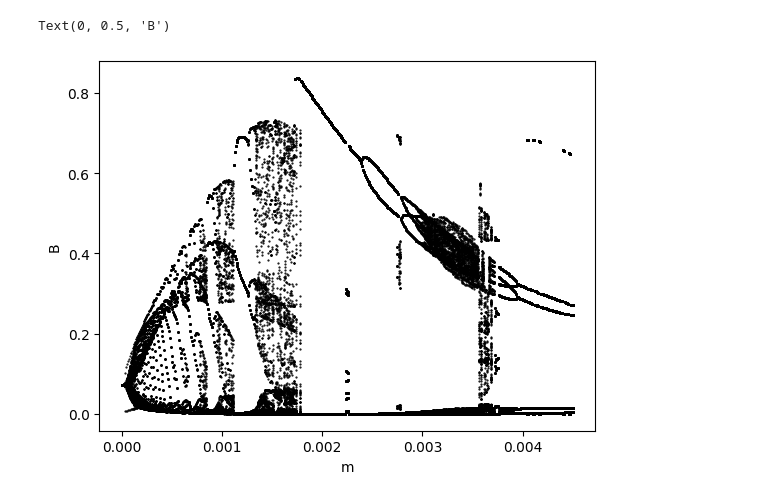
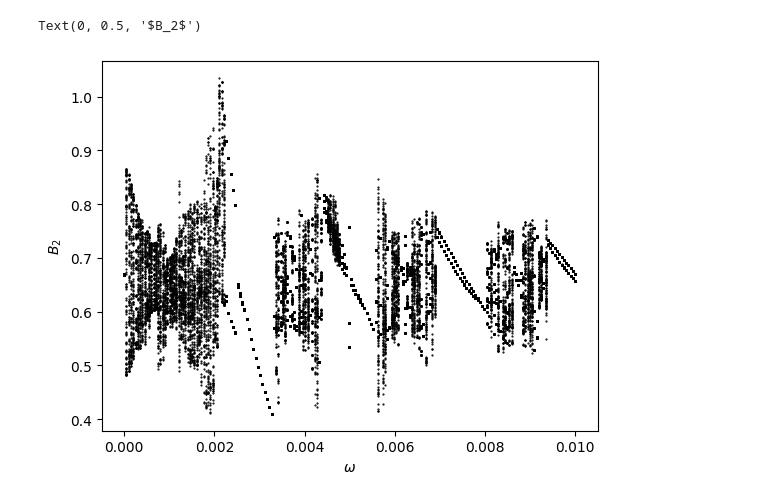
Before and after one commit to FredRobs/Bacteria-and-Viruses, a Jupyter notebook: ContinuationPython.ipynb, the cells around one changed output. Cells and saved outputs as stored; diff of their text form; code cells hidden in the pictures.

```diff
--- a/ContinuationPython.ipynb
+++ b/ContinuationPython.ipynb
@@ -39,24 +24,24 @@ BTurning = []
 # %%
 
 #Initial state of system
-initialState=[0.1,0,1,12]
+initialState=[0.1,0,1,12,0.1,0,1,12]
 
-#ODE model for chemostat
 def odeModel(t,y):
-    B,I,P,S=y
+    F=sigma_1*(1-(m/2)*(1+np.sin(modFrequency*t)))
+
+    B,I,P,S,B2,I2,P2,S2=y
     B_dot=v*B*(S/(S+K)) - B*(rho+a*w*P)
     I_dot=a*w*B*P - I*(rho + 1/tau)
     P_dot=1e-6-P*(rho + a*(B+I)) + beta*(I/tau)
-    S_dot=rho*(resourceFlow(t)-S) - gamma*v*B*(S/(S+K))
+    S_dot=rho*(F-S) - gamma*v*B*(S/(S+K))
 
-    return [B_dot,I_dot,P_dot,S_dot]
+    B_dot2=v*B2*(S2/(S2+K)) - B2*(rho+a*w*P2)
+    I_dot2=a*w*B2*P2 - I2*(rho + 1/tau)
+    P_dot2=1e-6-P2*(rho + a*(B2+I2)) + beta*(I2/tau)
+    S_dot2=rho*(S + sigma_2 -S2) - gamma*v*B2*(S2/(S2+K))
 
-#returns resource flow to chemostat
-def resourceFlow(t):
-
-    return sigma*(1-(m/2)*(1+np.sin(modFrequency*t)))
+    return [B_dot,I_dot,P_dot,S_dot,B_dot2,I_dot2,P_dot2,S_dot2]
 # %%
-
 currentState=initialState
 for modFrequency in Sweep:
     print(modFrequency)
@@ -67,11 +52,11 @@ for modFrequency in Sweep:
     currentState=solution.y[:, -1]
 
     temp=solution.t >= transient
-    B_sol=solution.y[0]
+    B_sol=solution.y[4]
     B=B_sol[temp]
     dB=np.diff(B)
     dBsign = np.sign(dB)
-    turningPoints=np.where(np.diff(dBsign) != 0)[0] + 1
+    turningPoints=np.where(np.diff(dBsign)< 0)[0] + 1
 
     if np.mean(B)<1e-8:
         currentState=initialState
@@ -80,8 +65,5 @@ for modFrequency in Sweep:
         if idx < len(B):
             BTurning.append(B[idx])
             ValuesTurning.append(modFrequency)
-
-plt.plot(B)
-plt.show()
 # %% [output]
 0.0
@@ -105,8 +86,7 @@ plt.show()
 # %%
-
 plt.scatter(ValuesTurning, BTurning, color='black',s=0.3)
-plt.xlabel("m")
-plt.ylabel("B")
+plt.xlabel("$\omega$")
+plt.ylabel("$B_2$")
 # %% [output]
-Text(0, 0.5, 'B')
+Text(0, 0.5, '$B_2$')
-[figure, old version]
+[figure, new version]
```
Also changed, not shown: parts of 3 cells of this notebook.
